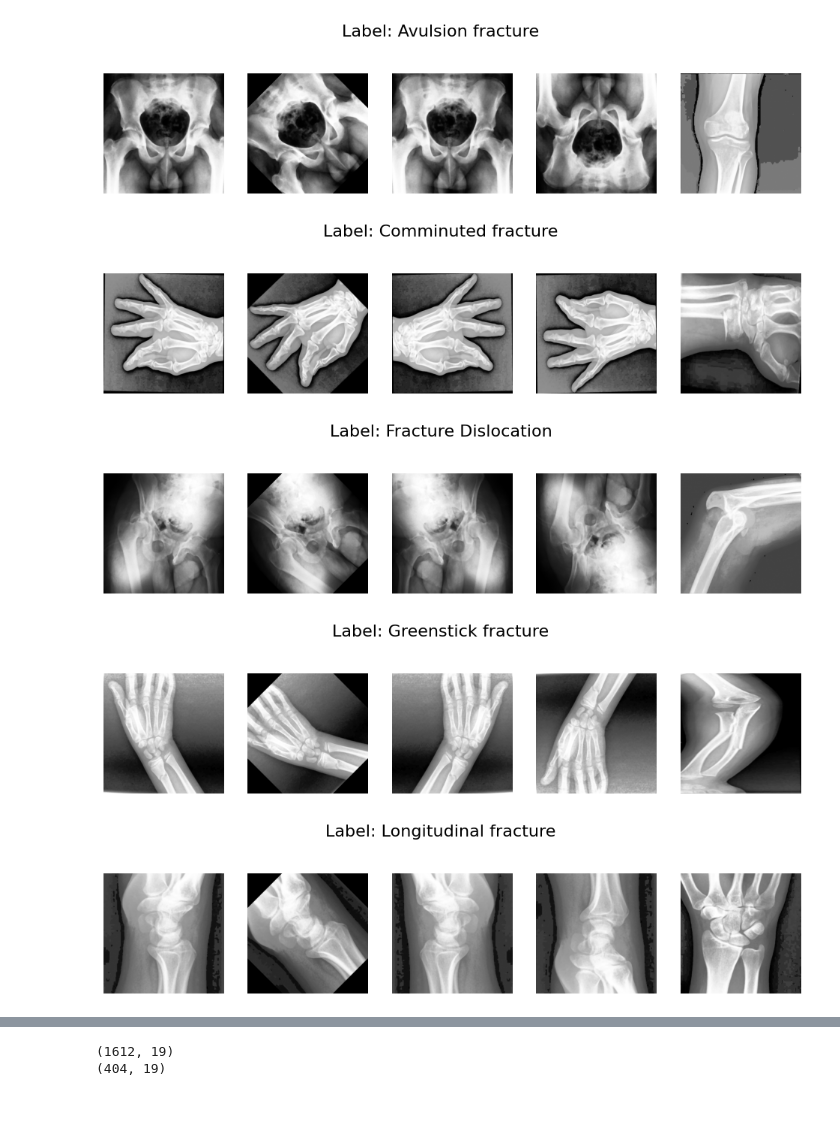
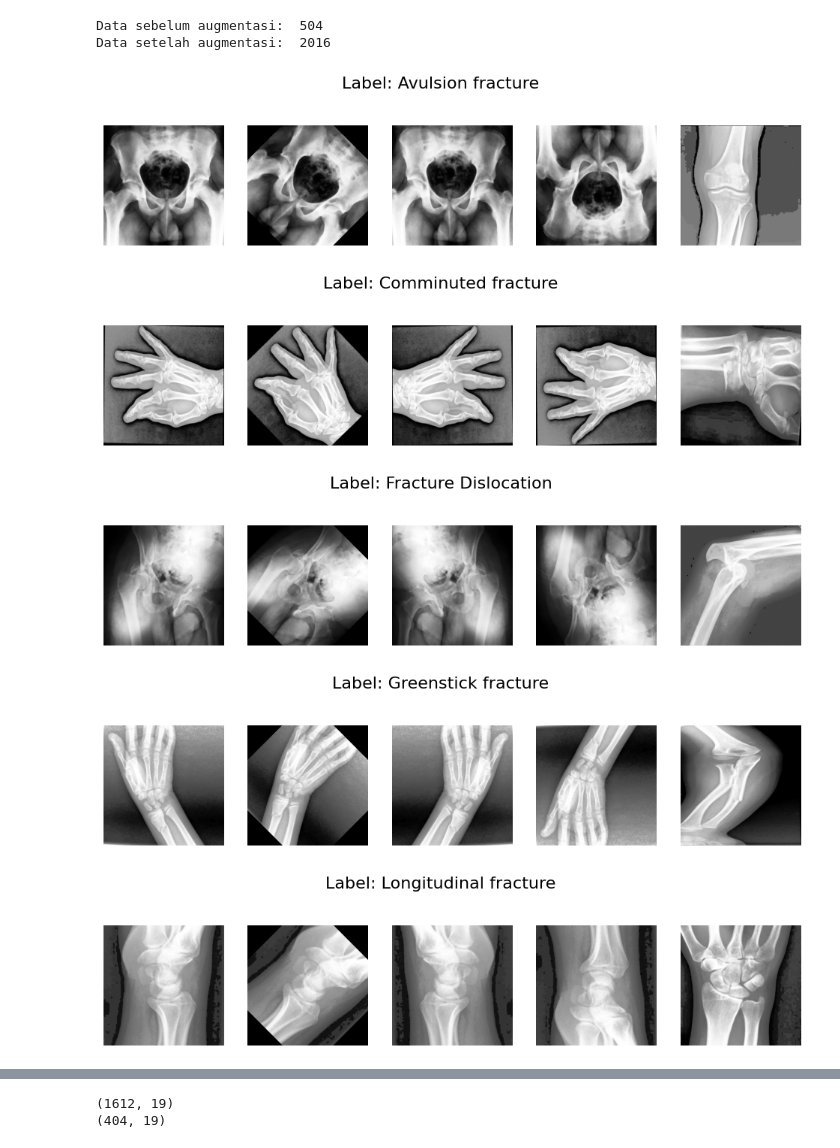
Before and after one commit to Chris-taa/PCD-21, a Jupyter notebook: percobaan1.ipynb, the cells around one changed output, grey strips where cells are left out. Saved outputs shown, nothing was run; the diff lists cells and outputs as text; code cells hidden in the pictures; blank space fills up the shorter version.

```diff
--- a/percobaan1.ipynb
+++ b/percobaan1.ipynb
@@ -133,7 +84,7 @@ def prepro1(image):
 # %%
 dataPreprocessed = []
 
-for i in range(len(data_augmented)):
-    img = data_augmented[i]
+for i in range(len(data)):
+    img = data[i]
     preprocessed_img = prepro1(img)
     dataPreprocessed.append(preprocessed_img)
@@ -140,26 +133,62 @@ for i in range(len(data_augmented)):
+# %%
+data_augmented = []
+labels_augmented = []
+paths_augmented = []
+file_name_augmented = []
+for i in range(len(dataPreprocessed)):
+    img = dataPreprocessed[i]
+    label = labels[i]
+    fname = file_name[i]
+
+    # Data asli
+    data_augmented.append(img)
+    labels_augmented.append(label)
+    file_name_augmented.append(fname + "_original")
+
+    # Rotasi 45
+    img_rot45 = rotasi(img, 45)
+    data_augmented.append(img_rot45)
+    labels_augmented.append(label)
+    file_name_augmented.append(fname + "_rot45")
+    img_fliph = flip_horizontal(img)
+    data_augmented.append(img_fliph)
+    labels_augmented.append(label)
+    file_name_augmented.append(fname + "_fliph")
+
+    # Flip vertical
+    img_flipv = flip_vertical(img)
+    data_augmented.append(img_flipv)
+    labels_augmented.append(label)
+    file_name_augmented.append(fname + "_flipv")
+# %%
+print("Data sebelum augmentasi: ", len(data))
+print("Data setelah augmentasi: ", len(data_augmented))
+# %% [output]
+Data sebelum augmentasi:  504
+Data setelah augmentasi:  2016
 # %%
 label_dict = {}
 
-for img, label in zip(dataPreprocessed, labels_augmented):
+for img, label in zip(data_augmented, labels_augmented):
     if label not in label_dict:
         label_dict[label] = []
     if len(label_dict[label]) < 5:
         label_dict[label].append(img)
 
 for label, images in label_dict.items():
     plt.figure(figsize=(12, 3))
     plt.suptitle(f'Label: {label}', fontsize=16)
     for i, img in enumerate(images):
         plt.subplot(1, 5, i+1)
         plt.imshow(img, cmap='gray')
         plt.axis('off')
     plt.show()
 # %% [output]
-[figure, old version]
+[figure, new version]
-[figure, old version]
+[figure, new version]
-[figure, old version]
+[figure, new version]
-[figure, old version]
+[figure, new version]
-[figure, old version]
+[figure, new version]
 # %%
 def glcm(image, derajat):
     if derajat == 0:
```
Also changed, not shown: parts of 18 cells of this notebook, 5 other files.
